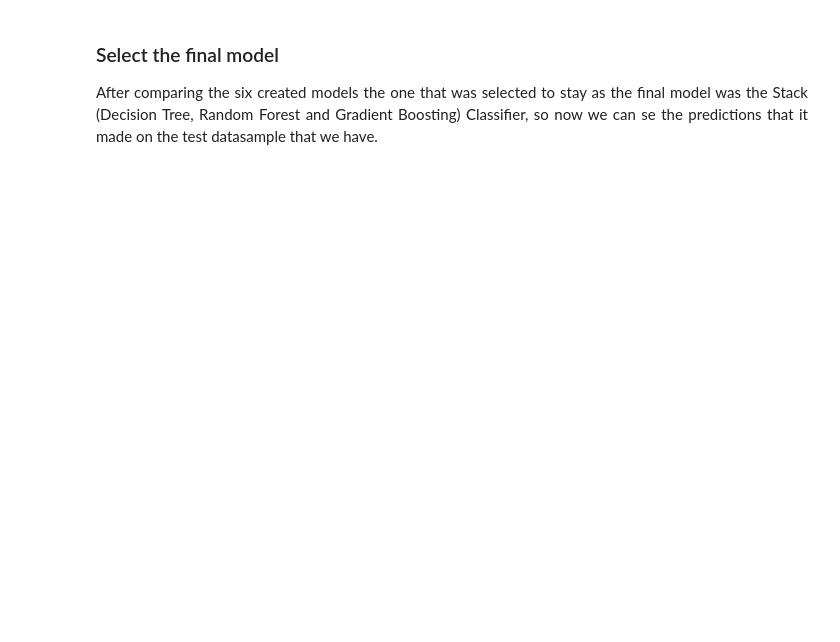
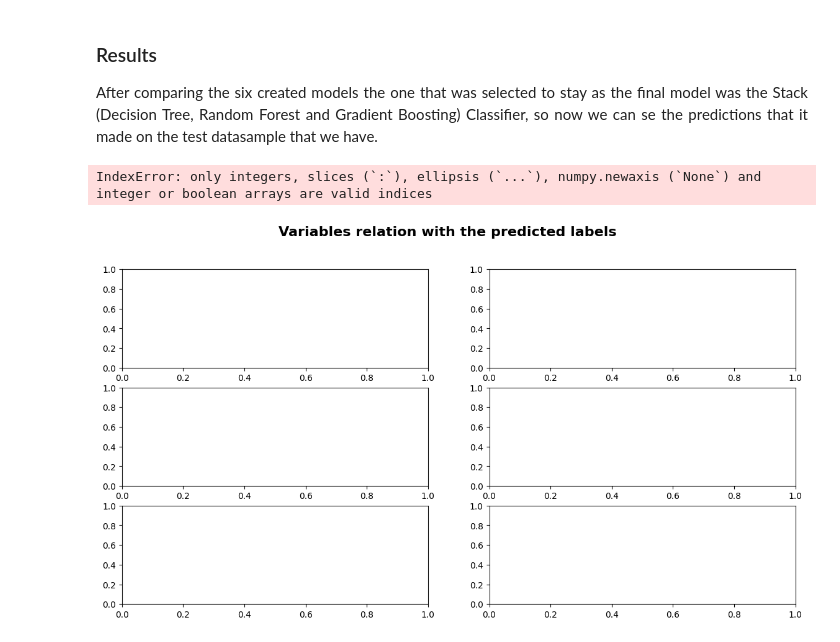
Before and after one commit to EmilianoMena01/Project2_ClassifierModel, a Jupyter notebook: project.ipynb, the cells around one changed output. Saved outputs shown, nothing was run; the diff lists cells and outputs as text; code cells hidden in the pictures; blank space fills up the shorter version.

```diff
--- a/project.ipynb
+++ b/project.ipynb
@@ -89,4 +170,25 @@ TypeError: confusion_matrix() missing 1 required positional argument: 'title'
 # %% [markdown]
-<h3 align=left> Select the final model </h3>
+<h3 align=left> Results </h3>
 <p align=justify> After comparing the six created models the one that was selected to stay as the final model was the Stack (Decision Tree, Random Forest and Gradient Boosting) Classifier, so now we can se the predictions that it made on the test datasample that we have. </p>
+# %%
+fig, axs = plt.subplots(3, 2)
+fig.suptitle('Variables relation with the predicted labels', fontsize=16, fontweight='bold')
+fig.set_figheight(7)
+fig.set_figwidth(14)
+fig.set_facecolor('white')
+axs[0,0] = plt.scatter(m.y_pred1, m.x_validation['Delay_from_due_date']);
+axs[0,0].grid()
+axs[0,1] = plt.scatter(m.y_pred1, m.x_validation['Num_of_Delayed_Payment']);
+axs[0,1].grid()
+axs[1,0] = plt.scatter(m.y_pred1, m.x_validation['Num_Credit_Inquiries']);
+axs[1,0].grid()
+axs[1,1] = plt.scatter(m.y_pred1, m.x_validation['Credit_Mix']);
+axs[1,1].grid()
+axs[2,0] = plt.scatter(m.y_pred1, m.x_validation['Outstanding_Debt']);
+axs[2,0].grid()
+axs[2,1] = plt.scatter(m.y_pred1, m.x_validation['Credit_History_Age']);
+axs[2,1].grid()
+# %% [output]
+IndexError: only integers, slices (`:`), ellipsis (`...`), numpy.newaxis (`None`) and integer or boolean arrays are valid indices
+[figure, added]
 # %%
```
Also changed, not shown: parts of 16 cells of this notebook, 4 other files.
